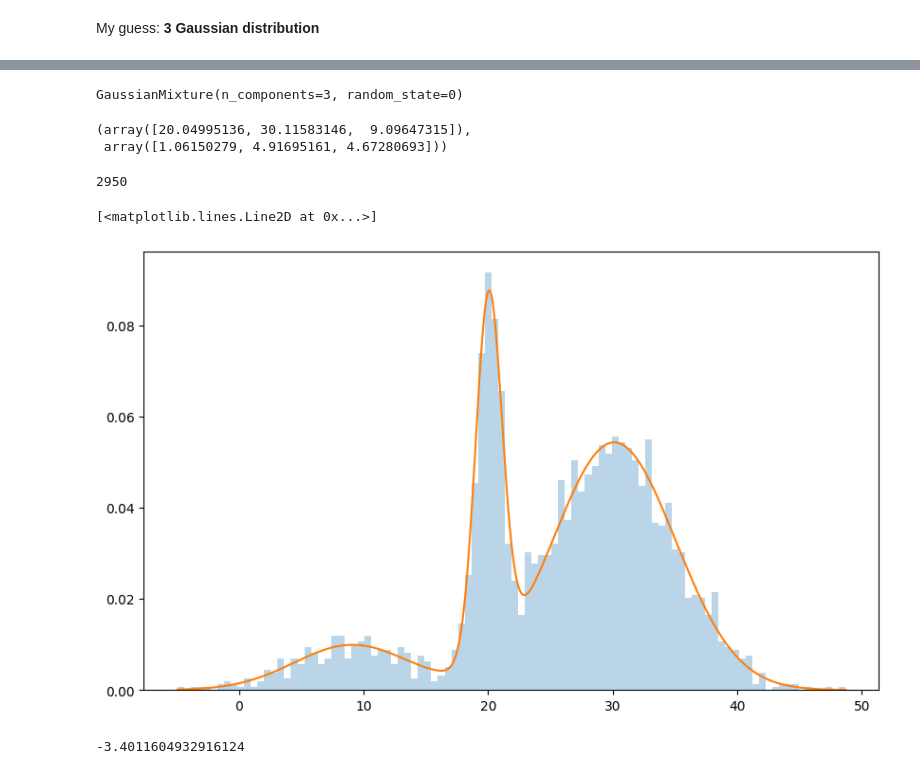
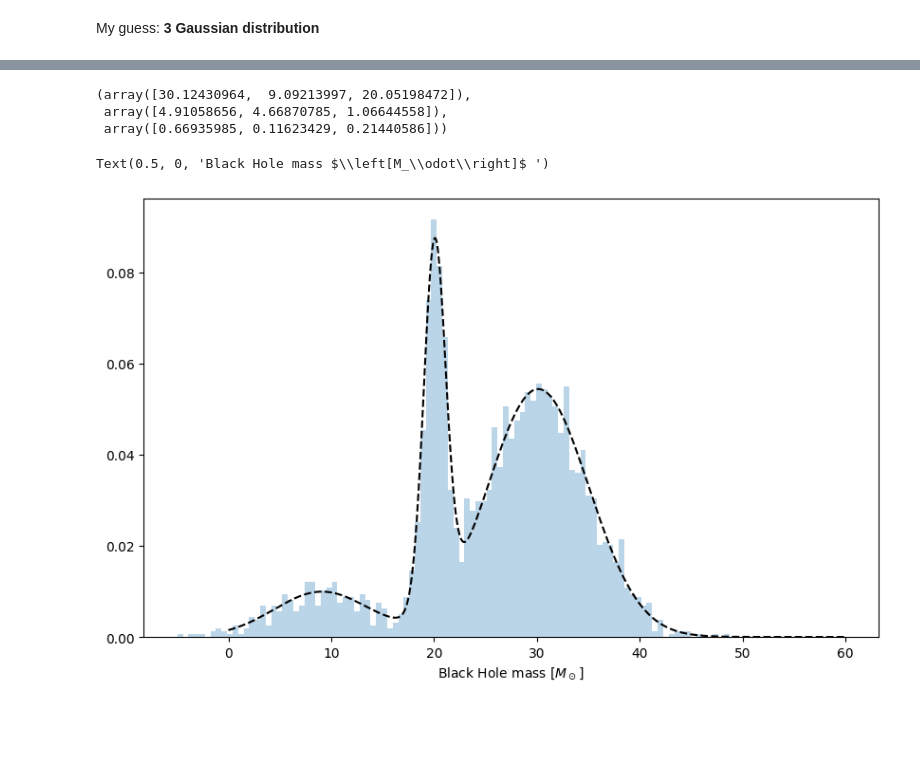
Before and after one commit to SimoneArienti/astrostatistics_bicocca_2024, a Jupyter notebook: working/Ex 07 BHB Formation Channels.ipynb, the cells around one changed output, grey strips where cells are left out. Cells and saved outputs as stored; diff of their text form; code cells hidden in the pictures; blank space fills up the shorter version.

```diff
--- a/working/Ex 07 BHB Formation Channels.ipynb
+++ b/working/Ex 07 BHB Formation Channels.ipynb
@@ -91,0 +83,6 @@ array([[17.12172682],
+# %%
+N = np.arange(1, 10)
+my_models = [None for i in range(len(N))]
+
+for i in range(len(N)):
+    my_models[i] = GaussianMixture(N[i]).fit(data)
@@ -91,0 +121,2 @@ array([[17.12172682],
+# %%
+AIC = [model.aic(data) for model in my_models]
@@ -92,3 +137,4 @@ array([[17.12172682],
 # %%
-gmix = GaussianMixture(n_components=3, random_state=0).fit(data)
+best_model = my_models[np.argmin(AIC)]
+best_model
 # %% [output]
@@ -106,16 +142,15 @@ AttributeError: 'NoneType' object has no attribute 'split'
-# %%
-gmix
-# %% [output]
-GaussianMixture(n_components=3, random_state=0)
 # %%
-x_i = np.array(np.linspace(np.min(data), np.max(data), len(data.flatten())))
+x_i = np.linspace(0, 60, 1000)
+logprob = best_model.score_samples(x_i.reshape(-1,1))
+pdf = np.exp(logprob)
 
-wts, mus, sigmas = gmix.weights_.flatten(), gmix.means_.flatten(), np.sqrt(gmix.covariances_.flatten())
+wts, mus, sigmas = best_model.weights_.flatten(), best_model.means_.flatten(), np.sqrt(best_model.covariances_.flatten())
 # %%
-mus, sigmas
+mus, sigmas, wts
 # %% [output]
-(array([20.04995136, 30.11583146,  9.09647315]),
- array([1.06150279, 4.91695161, 4.67280693]))
+(array([30.12430964,  9.09213997, 20.05198472]),
+ array([4.91058656, 4.66870785, 1.06644558]),
+ array([0.66935985, 0.11623429, 0.21440586]))
 # %%
 def MixedGaussians(x, loc, scale, weights):
 
@@ -125,22 +160,14 @@ def MixedGaussians(x, loc, scale, weights):
         distrib += pi * norm.pdf(x, loc=mu, scale=sigma)
 
     return distrib
-# %%
-len(data.flatten())
-len(x_i)
-# %% [output]
-2950
 # %%
 mixedgaussians = MixedGaussians(x_i, mus, sigmas, wts)
 # %%
 plt.figure(figsize=(10,6))
 
 plt.hist(data, bins=100, density=True, alpha=0.3, label='Data')
-plt.plot(x_i, mixedgaussians)
+plt.plot(x_i, mixedgaussians, color='black', linestyle='--')
+plt.xlabel(r'Black Hole mass $\left[M_\odot\right]$ ')
 # %% [output]
-[<matplotlib.lines.Line2D at 0x...>]
+Text(0.5, 0, 'Black Hole mass $\\left[M_\\odot\\right]$ ')
-[figure, old version]
+[figure, new version]
-# %%
-gmix.score(data)
-# %% [output]
--3.4011604932916124
```
Also changed, not shown: parts of 22 cells of this notebook.
